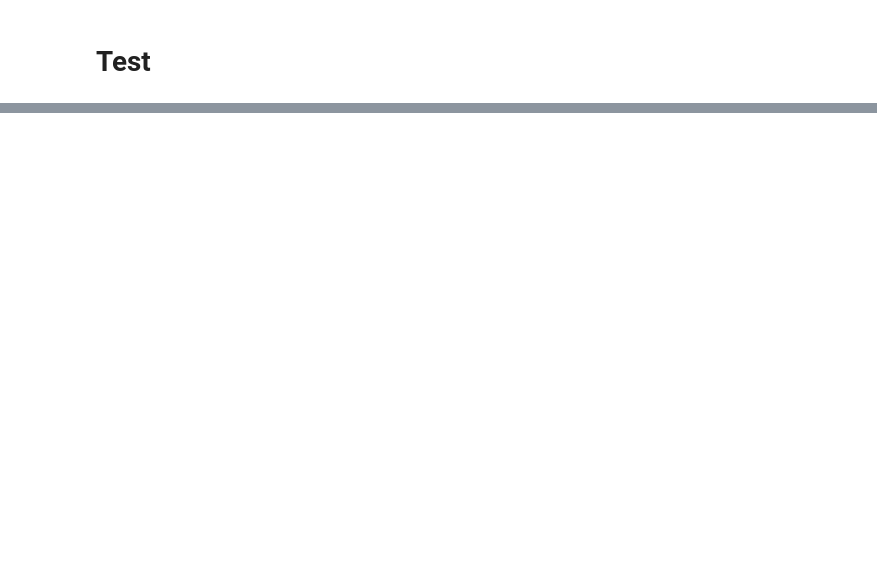
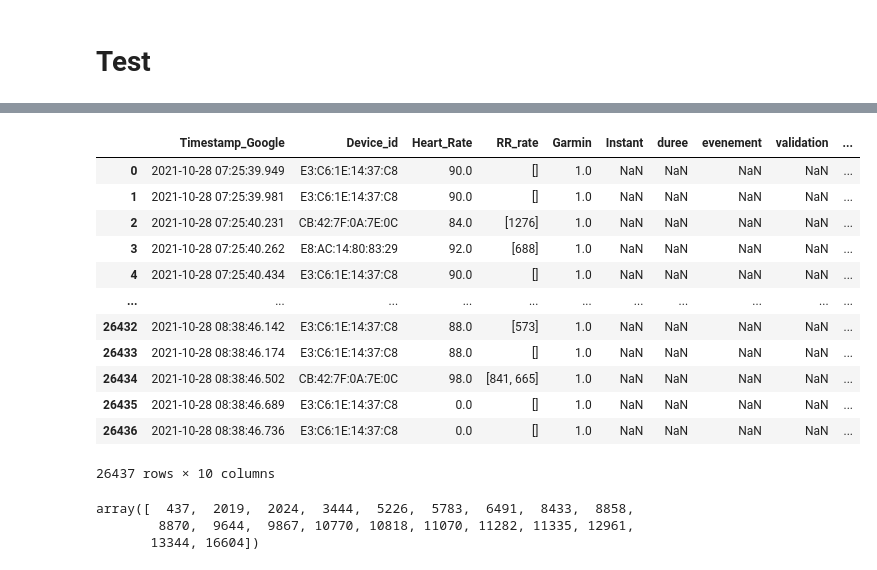
Before and after one commit to Jackfn96/3DS, a Jupyter notebook: notebooks/Time_sync.ipynb, the cells around one changed output, grey strips where cells are left out. Cells and saved outputs as stored; diff of their text form; code cells hidden in the pictures; blank space fills up the shorter version.

```diff
--- a/notebooks/Time_sync.ipynb
+++ b/notebooks/Time_sync.ipynb
@@ -263,0 +318,43 @@ annots.annotations[2]
+# %%
+keys = []
+for i in range(len(dates_drivers)):
+    keys.append(get_hrv_id(*dates_drivers[i]))
+
+hrv_dataframes = [dataframes[key] for key in keys]
+
+annotation_dataframes = []
+for i in range(len(annots.annotations)):
+    annotation_dataframes.append(annots.annotations[i])
+
+combined_dfs = []
+
+for hrv, annot in zip(hrv_dataframes, annotation_dataframes):
+    df = pd.concat([hrv, annot], ignore_index=True)
+    df = df.sort_values('Timestamp_Google')
+    df = df.reset_index()
+    df = df.drop(columns=['index', 'Timestamp_Device'], errors='ignore')
+    combined_dfs.append(df)
+# %%
+combined_dfs[0]
+# %% [output]
+|  | Timestamp_Google | Device_id | Heart_Rate | RR_rate | Garmin | Instant | duree | evenement | validation | ... |
+| 0 | 2021-10-28 07:25:39.949 | E3:C6:1E:14:37:C8 | 90.0 | [] | 1.0 | NaN | NaN | NaN | NaN | ... |
+| 1 | 2021-10-28 07:25:39.981 | E3:C6:1E:14:37:C8 | 90.0 | [] | 1.0 | NaN | NaN | NaN | NaN | ... |
+| 2 | 2021-10-28 07:25:40.231 | CB:42:7F:0A:7E:0C | 84.0 | [1276] | 1.0 | NaN | NaN | NaN | NaN | ... |
+| 3 | 2021-10-28 07:25:40.262 | E8:AC:14:80:83:29 | 92.0 | [688] | 1.0 | NaN | NaN | NaN | NaN | ... |
+| 4 | 2021-10-28 07:25:40.434 | E3:C6:1E:14:37:C8 | 90.0 | [] | 1.0 | NaN | NaN | NaN | NaN | ... |
+| ... | ... | ... | ... | ... | ... | ... | ... | ... | ... | ... |
+| 26432 | 2021-10-28 08:38:46.142 | E3:C6:1E:14:37:C8 | 88.0 | [573] | 1.0 | NaN | NaN | NaN | NaN | ... |
+| 26433 | 2021-10-28 08:38:46.174 | E3:C6:1E:14:37:C8 | 88.0 | [] | 1.0 | NaN | NaN | NaN | NaN | ... |
+| 26434 | 2021-10-28 08:38:46.502 | CB:42:7F:0A:7E:0C | 98.0 | [841, 665] | 1.0 | NaN | NaN | NaN | NaN | ... |
+| 26435 | 2021-10-28 08:38:46.689 | E3:C6:1E:14:37:C8 | 0.0 | [] | 1.0 | NaN | NaN | NaN | NaN | ... |
+| 26436 | 2021-10-28 08:38:46.736 | E3:C6:1E:14:37:C8 | 0.0 | [] | 1.0 | NaN | NaN | NaN | NaN | ... |
+26437 rows × 10 columns
+# %%
+# see the indicies of timestamps where an event from annotations occurs
+import numpy as np
+np.where(combined_dfs[1]['evenement'].notnull())[0]
+# %% [output]
+array([  437,  2019,  2024,  3444,  5226,  5783,  6491,  8433,  8858,
+        8870,  9644,  9867, 10770, 10818, 11070, 11282, 11335, 12961,
+       13344, 16604])
```
Also changed, not shown: parts of 11 cells of this notebook, 1 other file.
